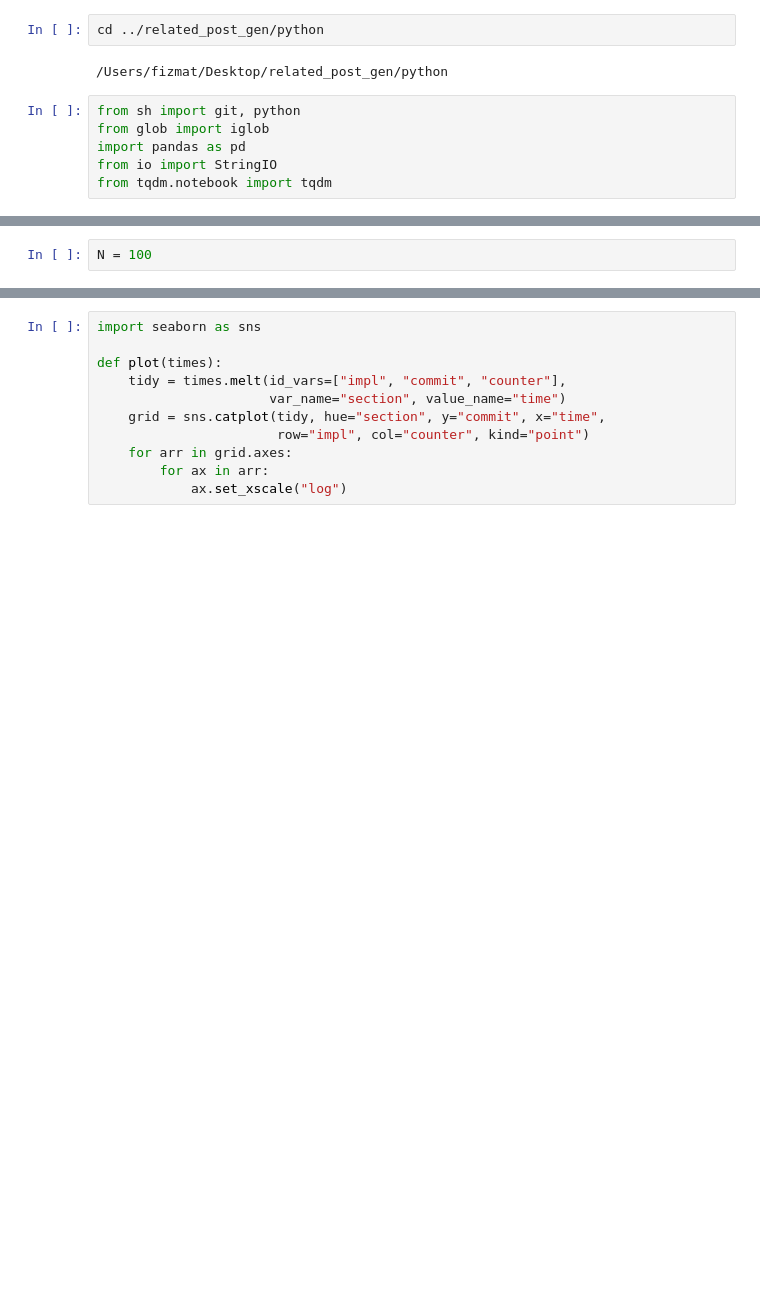
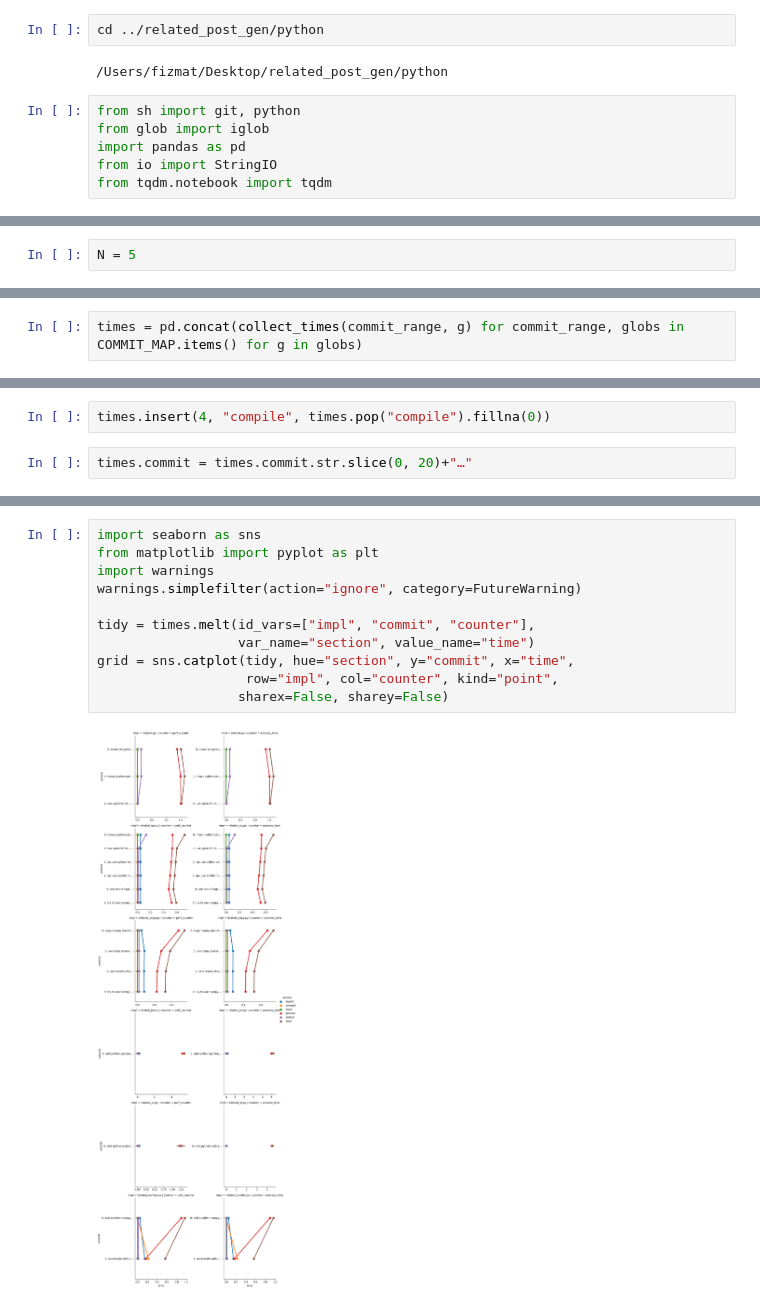
Before and after one commit to fizmat/related_post_gen_python_timing, a Jupyter notebook: main.ipynb, the cells around one changed output, grey strips where cells are left out. Saved outputs shown, nothing was run; the diff lists cells and outputs as text; blank space fills up the shorter version.

Commit message:
much better report
- select which scripts to run in each commit range
- plot each script performance separately to show evolution
- plot latest performance for each script to compare

```diff
--- a/main.ipynb
+++ b/main.ipynb
@@ -19,3 +33,3 @@ COMMITS = ["start..test-partition"]
 # %%
-N = 100
+N = 5
 # %%
@@ -42,0 +60,2 @@ def collect_times(commits=COMMITS, glob=GLOB, n=N, input_columns=INPUT_COLUMNS,
+# %%
+times = pd.concat(collect_times(commit_range, g) for commit_range, globs in COMMIT_MAP.items() for g in globs)
@@ -43,3 +136,7 @@ def collect_times(commits=COMMITS, glob=GLOB, n=N, input_columns=INPUT_COLUMNS,
+# %%
+times.insert(4, "compile", times.pop("compile").fillna(0))
+# %%
+times.commit = times.commit.str.slice(0, 20)+"…"
 # %%
 from uncertainties import ufloat
 
@@ -52,11 +167,13 @@ def report(times):
 # %%
 import seaborn as sns
+from matplotlib import pyplot as plt
+import warnings
+warnings.simplefilter(action="ignore", category=FutureWarning)
 
-def plot(times):
-    tidy = times.melt(id_vars=["impl", "commit", "counter"],
-                      var_name="section", value_name="time")
-    grid = sns.catplot(tidy, hue="section", y="commit", x="time",
-                       row="impl", col="counter", kind="point")
-    for arr in grid.axes:
-        for ax in arr:
-            ax.set_xscale("log")
+tidy = times.melt(id_vars=["impl", "commit", "counter"],
+                  var_name="section", value_name="time")
+grid = sns.catplot(tidy, hue="section", y="commit", x="time",
+                   row="impl", col="counter", kind="point",
+                  sharex=False, sharey=False)
+# %% [output]
+[figure, added]
```
Also changed, not shown: parts of 23 cells of this notebook.
